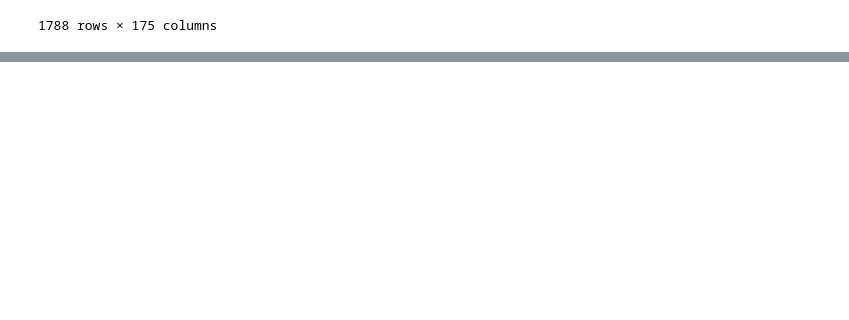
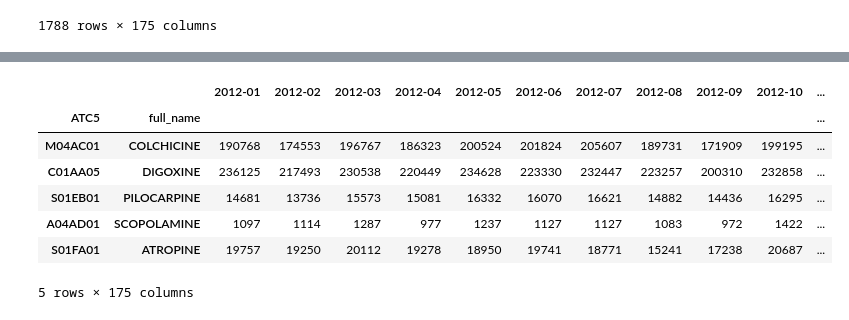
Before and after one commit to T0L1S/AgriPharm_Track3_EthnoHack_2026, a Jupyter notebook: src/agripharm_track3_ethnohack_2026/forecasting/data_preprocessing.ipynb, the cells around one changed output, grey strips where cells are left out. Cells and saved outputs as stored; diff of their text form; code cells hidden in the pictures; blank space fills up the shorter version.

Commit message:
historical data for initially selected atc5

```diff
--- a/src/agripharm_track3_ethnohack_2026/forecasting/data_preprocessing.ipynb
+++ b/src/agripharm_track3_ethnohack_2026/forecasting/data_preprocessing.ipynb
@@ -107,0 +122,13 @@ total_df.to_csv(Path(PROCESSED_DATA_DIR / "atc5_drug_history.csv"))
+# %%
+SELECTED_ATC5 = ["M04AC01", "C01AA05", "S01EB01", "A04AD01", "S01FA01",]
+selected_df = total_df.loc[SELECTED_ATC5, :]
+selected_df
+# %% [output]
+|  |  | 2012-01 | 2012-02 | 2012-03 | 2012-04 | 2012-05 | 2012-06 | 2012-07 | 2012-08 | 2012-09 | 2012-10 | ... |
+| ATC5 | full_name |  |  |  |  |  |  |  |  |  |  | ... |
+| M04AC01 | COLCHICINE | 190768 | 174553 | 196767 | 186323 | 200524 | 201824 | 205607 | 189731 | 171909 | 199195 | ... |
+| C01AA05 | DIGOXINE | 236125 | 217493 | 230538 | 220449 | 234628 | 223330 | 232447 | 223257 | 200310 | 232858 | ... |
+| S01EB01 | PILOCARPINE | 14681 | 13736 | 15573 | 15081 | 16332 | 16070 | 16621 | 14882 | 14436 | 16295 | ... |
+| A04AD01 | SCOPOLAMINE | 1097 | 1114 | 1287 | 977 | 1237 | 1127 | 1127 | 1083 | 972 | 1422 | ... |
+| S01FA01 | ATROPINE | 19757 | 19250 | 20112 | 19278 | 18950 | 19741 | 18771 | 15241 | 17238 | 20687 | ... |
+5 rows × 175 columns
```
Also changed, not shown: parts of 6 cells of this notebook, 2 other files.
